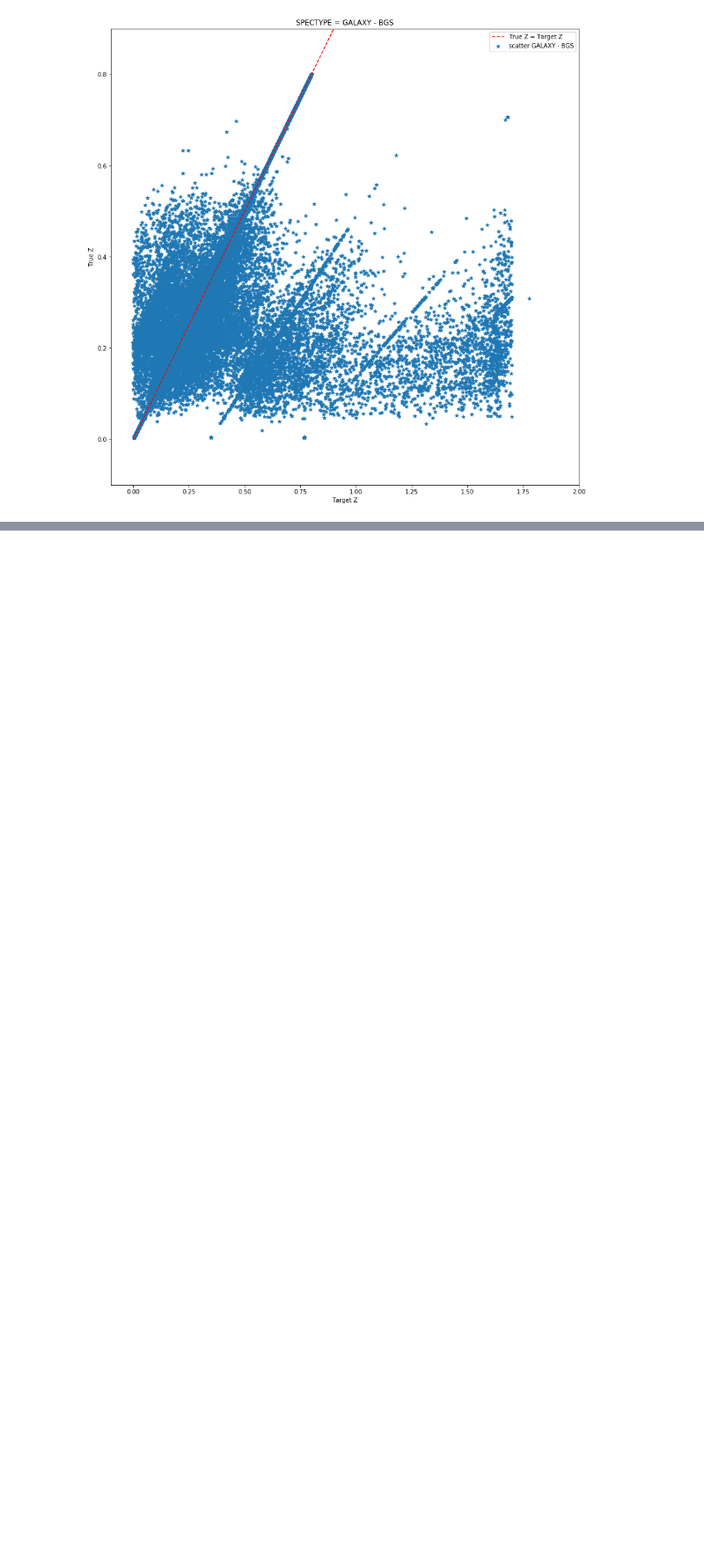
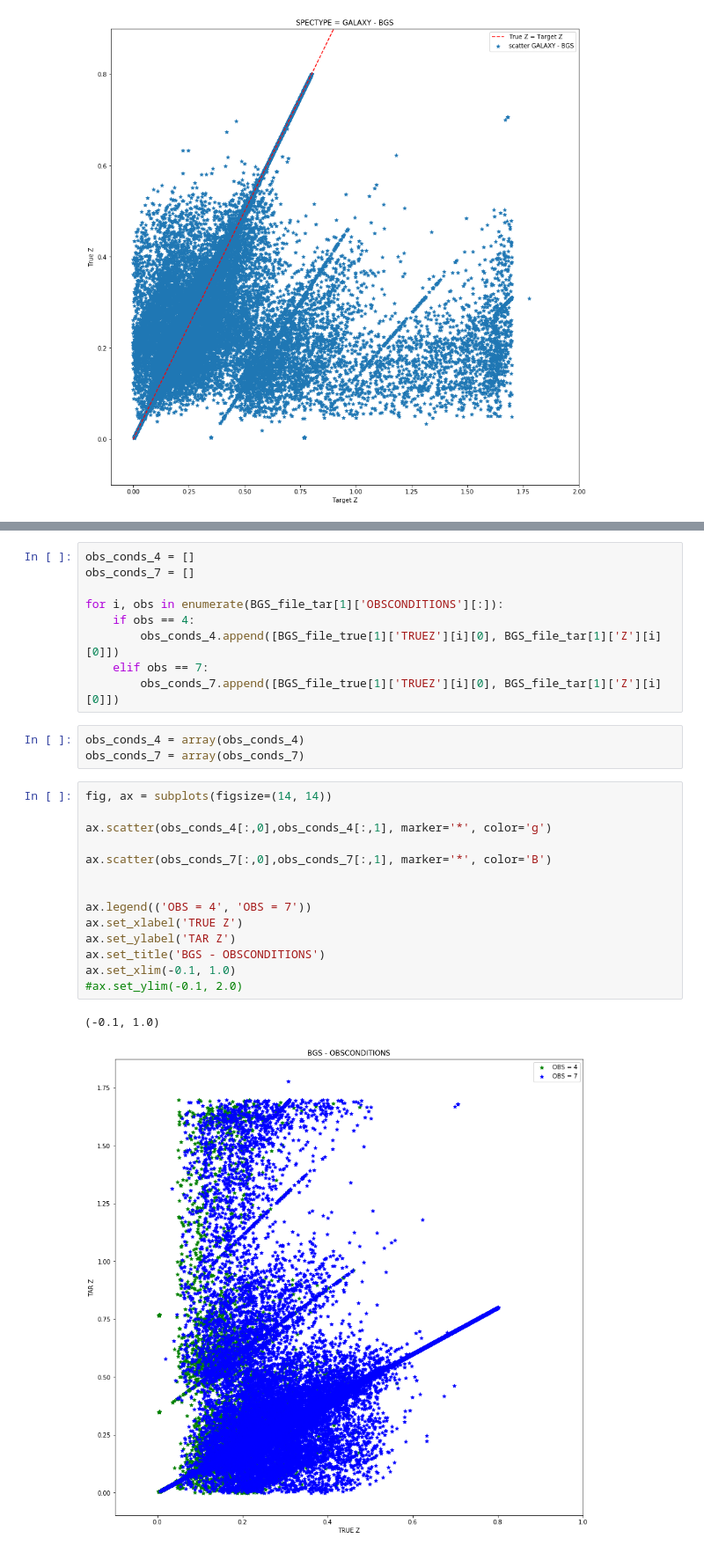
Before and after one commit to sergiolobo26/Monograf-aRedshiftML, a Jupyter notebook: Python/GALAXY-BGS.ipynb, the cells around one changed output, grey strips where cells are left out. Shown at 88% size. Drawn from its saved outputs; the diff is of its cells as text; blank space fills up the shorter version.

```diff
--- a/Python/GALAXY-BGS.ipynb
+++ b/Python/GALAXY-BGS.ipynb
@@ -94,0 +123,29 @@ print(BGS_file_tar[1][1])
+# %%
+obs_conds_4 = []
+obs_conds_7 = []
+
+for i, obs in enumerate(BGS_file_tar[1]['OBSCONDITIONS'][:]):
+    if obs == 4:
+        obs_conds_4.append([BGS_file_true[1]['TRUEZ'][i][0], BGS_file_tar[1]['Z'][i][0]])
+    elif obs == 7:
+        obs_conds_7.append([BGS_file_true[1]['TRUEZ'][i][0], BGS_file_tar[1]['Z'][i][0]])
+# %%
+obs_conds_4 = array(obs_conds_4)
+obs_conds_7 = array(obs_conds_7)
+# %%
+fig, ax = subplots(figsize=(14, 14))
+
+ax.scatter(obs_conds_4[:,0],obs_conds_4[:,1], marker='*', color='g')
+
+ax.scatter(obs_conds_7[:,0],obs_conds_7[:,1], marker='*', color='B')
+
+
+ax.legend(('OBS = 4', 'OBS = 7'))
+ax.set_xlabel('TRUE Z')
+ax.set_ylabel('TAR Z')
+ax.set_title('BGS - OBSCONDITIONS')
+ax.set_xlim(-0.1, 1.0)
+#ax.set_ylim(-0.1, 2.0)
+# %% [output]
+(-0.1, 1.0)
+[figure, added]
```
Also changed, not shown: parts of 8 cells of this notebook.
